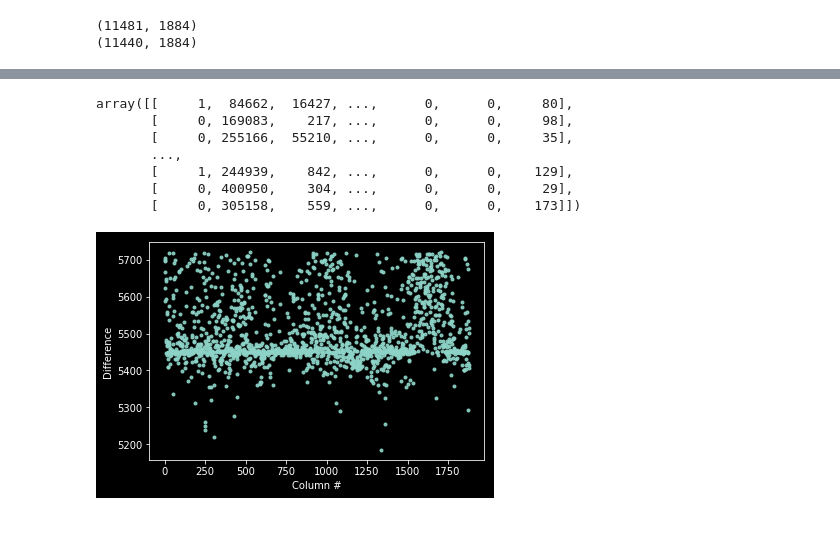
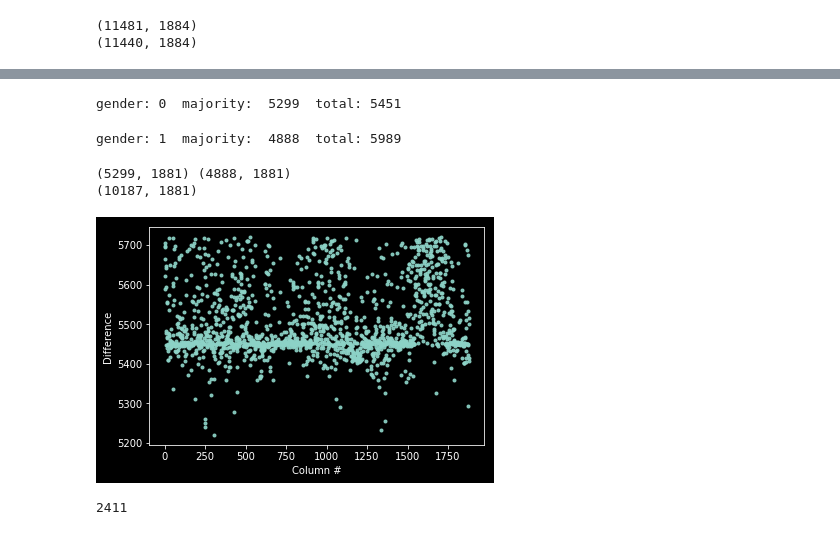
Before and after one commit to uscwy/ee542lab10, a Jupyter notebook: src/correlation.ipynb, the cells around one changed output, grey strips where cells are left out. Drawn from its saved outputs; the diff is of its cells as text; code cells hidden in the pictures.

```diff
--- a/src/correlation.ipynb
+++ b/src/correlation.ipynb
@@ -20,11 +18,17 @@ X_train, X_test, y_train, y_test = train_test_split(X_data, y_data, test_size=0.
 (11440, 1884)
 # %%
 import itertools
+from sklearn.preprocessing import StandardScaler
 rna=df.drop(columns=['label','gender','file_id']).values
+
 gender=df['gender'].values
 diff=[]
 for i in (range(rna.shape[1])):
-    kms = KMeans(n_clusters=2, random_state=123).fit(rna[:,[i]])
+    mydata=rna[:,[i]]
+    scaler = StandardScaler()
+    scaler.fit(mydata)
+    mydata = scaler.transform(mydata)
+    kms = KMeans(n_clusters=2, random_state=123).fit(mydata)
     a=(abs(kms.labels_ - gender).sum())
     b=(abs(1-kms.labels_- gender).sum())
     if (a>b):
@@ -65,13 +38,0 @@ count=count+1
-# %%
-t=la
-
-x=X_data[y_data==1,:]
-x[:,f]
-# %% [output]
-array([[     1,  84662,  16427, ...,      0,      0,     80],
-       [     0, 169083,    217, ...,      0,      0,     98],
-       [     0, 255166,  55210, ...,      0,      0,     35],
-       ...,
-       [     1, 244939,    842, ...,      0,      0,    129],
-       [     0, 400950,    304, ...,      0,      0,     29],
-       [     0, 305158,    559, ...,      0,      0,    173]])
@@ -78,11 +42,54 @@ array([[     1,  84662,  16427, ...,      0,      0,     80],
+# %%
+diff.sort(key=lambda x: x[1])
+arr=np.asarray(diff)
+
+count=0
+
+feature = (arr[:,0][0:100])
+
+for g in [0,1]:
+    mydata=rna[y_data==g,:]
+    mydata=mydata[:,feature]
+    scaler = StandardScaler()
+    scaler.fit(mydata)
+    mydata = scaler.transform(mydata)
+    kms = KMeans(n_clusters=2, random_state=123).fit(mydata)
+    cluster=kms.labels_
+    if (cluster.sum()>cluster.shape[0]/2):
+        m=1
+    else:
+        m=0
+    print("gender:",g, " majority: ", sum(cluster==m)," total:",cluster.shape[0])
+
+    Xd[g]=rna[y_data==g,:][cluster==m,:]
+    yd[g]=gender[gender==g][cluster==m]
+    df.loc[df['gender']==g,'cluster_majority']=(cluster==m)
+# %% [output]
+gender: 0  majority:  5299  total: 5451
+gender: 1  majority:  4888  total: 5989
+# %%
+print(Xd[0].shape,Xd[1].shape)
+X_data2=np.concatenate((Xd[0],Xd[1]),axis=0)
+y_data2=np.concatenate((yd[0],yd[1]),axis=0)
+print(X_data2.shape)
+y_data2=y_data.astype('int32')
+X_data2=X_data.astype("float32")
+# %% [output]
+(5299, 1881) (4888, 1881)
+(10187, 1881)
 # %%
 %matplotlib inline
 import matplotlib.pyplot as plt
 plt.style.use(['dark_background'])
 plt.scatter(arr[:,0],arr[:,1],marker='.',alpha='0.9')
+#plt.scatter([30,15,7,9],[1,10,5,9],marker='.',alpha='0.9')
 plt.ylabel('Difference')
 plt.xlabel('Column #')
 plt.show()
+kms = KMeans(n_clusters=2, random_state=123).fit(rna[:,[arr[:,0][0]]])
+abs(1-kms.labels_ - gender).sum()
+print(kms.labels_.sum())
 # %% [output]
-[figure, old version]
+[figure, new version]
+2411
 # %%
```
Also changed, not shown: parts of 7 cells of this notebook, 1 other file.
